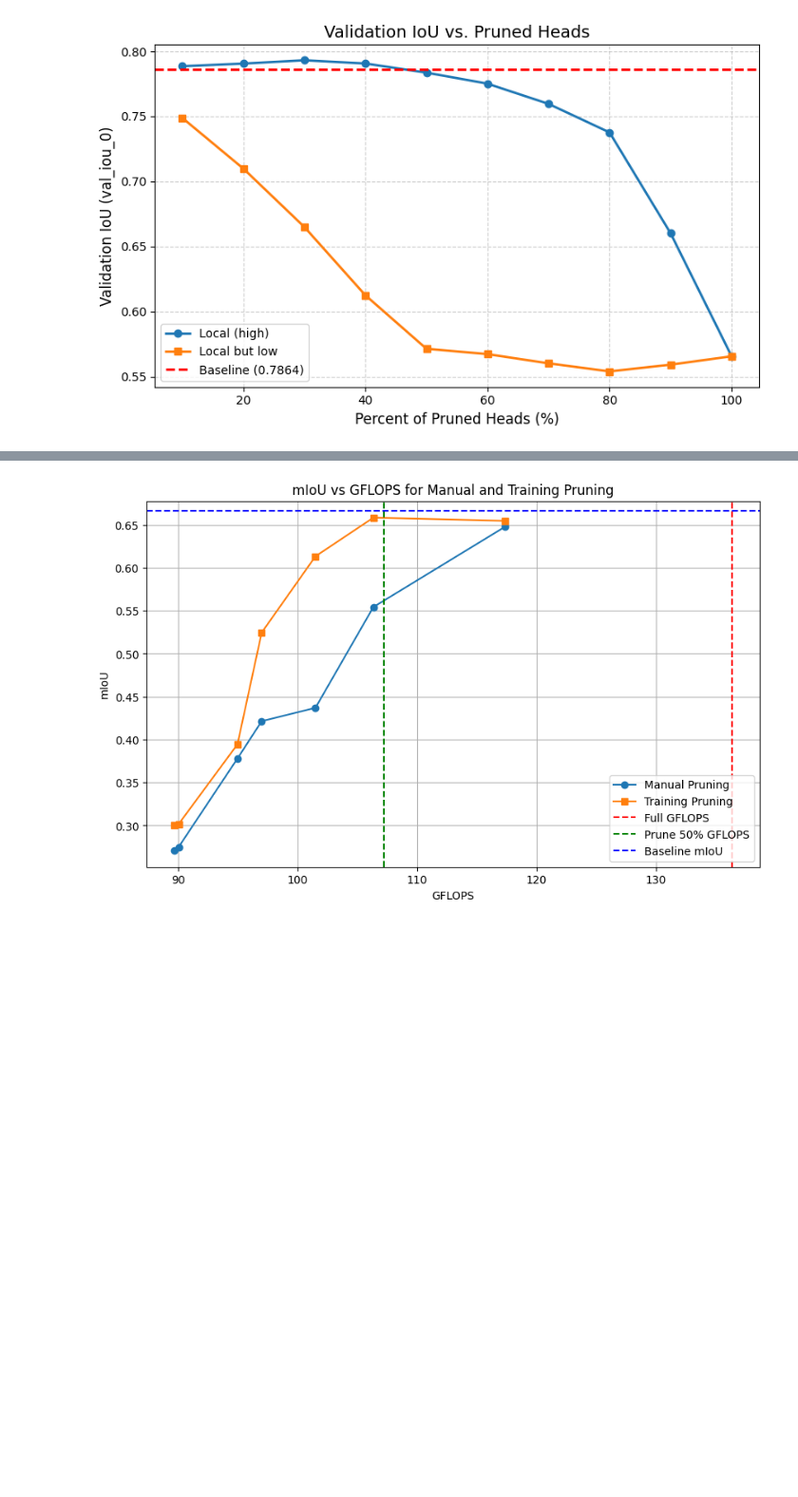
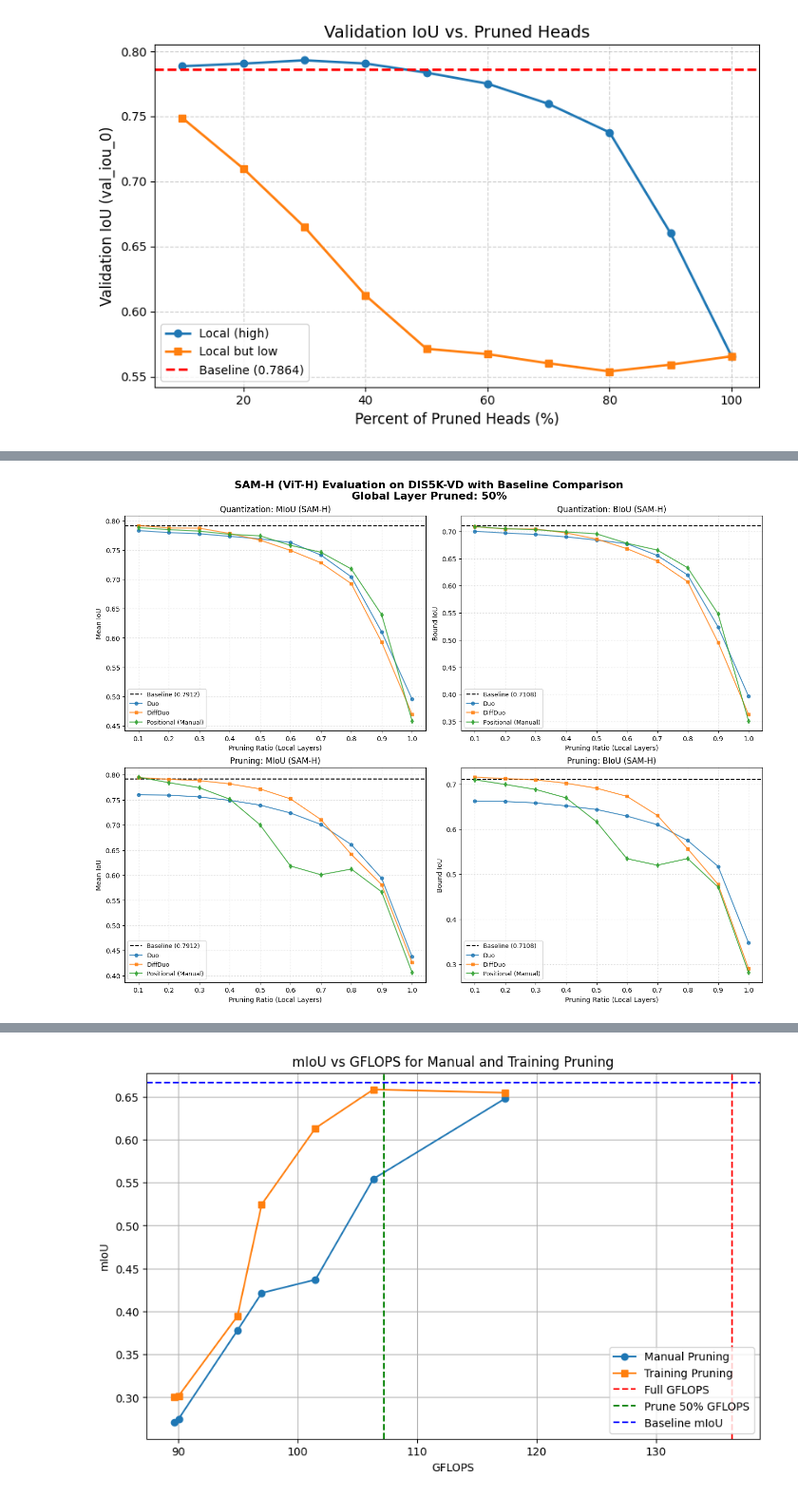
Before and after one commit to hchautran/SAM_Quantization, a Jupyter notebook: notebooks/plot.ipynb, the cells around one changed output, grey strips where cells are left out. Shown at 95% size. Drawn from its saved outputs; the diff is of its cells as text; code cells hidden in the pictures; blank space fills up the shorter version.

```diff
--- a/notebooks/plot.ipynb
+++ b/notebooks/plot.ipynb
@@ -47,0 +114,68 @@ plt.show()
+# %%
+import matplotlib.pyplot as plt
+
+# 1. Prepare the Data for SAM-H (ViT-H)
+x_axis = [0.1, 0.2, 0.3, 0.4, 0.5, 0.6, 0.7, 0.8, 0.9, 1.0]
+
+# Baselines for SAM-H
+BASELINE_MIOU_H = 0.7912
+BASELINE_BIOU_H = 0.7108
+
+data_h = {
+    # Avg IoU (MIoU) - Quantization Group
+    'miou_duo_quant': [0.7832, 0.7798, 0.7778, 0.7735, 0.7691, 0.7630, 0.7415, 0.7043, 0.6103, 0.4955],
+    'miou_diffduo_quant': [0.7919, 0.7877, 0.7874, 0.7783, 0.7670, 0.7494, 0.7283, 0.6927, 0.5929, 0.4695],
+    'miou_pos_quant': [0.7883, 0.7848, 0.7823, 0.7768, 0.7743, 0.7581, 0.7463, 0.7178, 0.6397, 0.4584],
+
+    # Avg IoU (MIoU) - Pruning Group
+    'miou_duo_prune': [0.7602, 0.7595, 0.7559, 0.7492, 0.7396, 0.7239, 0.7011, 0.6610, 0.5939, 0.4375],
+    'miou_diffduo_prune': [0.7942, 0.7911, 0.7884, 0.7820, 0.7718, 0.7521, 0.7108, 0.6415, 0.5811, 0.4262],
+    'miou_pos_prune': [0.7953, 0.7844, 0.7743, 0.7515, 0.7004, 0.6183, 0.6009, 0.6122, 0.5668, 0.4061],
+
+    # Bound IoU (BIoU) - Quantization Group
+    'biou_duo_quant': [0.7002, 0.6969, 0.6943, 0.6899, 0.6841, 0.6774, 0.6557, 0.6197, 0.5240, 0.3966],
+    'biou_diffduo_quant': [0.7085, 0.7046, 0.7044, 0.6972, 0.6859, 0.6682, 0.6453, 0.6073, 0.4956, 0.3630],
+    'biou_pos_quant': [0.7087, 0.7049, 0.7031, 0.6990, 0.6955, 0.6781, 0.6656, 0.6330, 0.5480, 0.3511],
+
+    # Bound IoU (BIoU) - Pruning Group
+    'biou_duo_prune': [0.6621, 0.6615, 0.6583, 0.6517, 0.6437, 0.6291, 0.6100, 0.5749, 0.5172, 0.3476],
+    'biou_diffduo_prune': [0.7156, 0.7123, 0.7096, 0.7022, 0.6910, 0.6730, 0.6306, 0.5564, 0.4773, 0.2903],
+    'biou_pos_prune': [0.7098, 0.6994, 0.6882, 0.6696, 0.6165, 0.5345, 0.5199, 0.5347, 0.4712, 0.2814]
+}
+
+# 2. Setup Plotting
+fig, axes = plt.subplots(2, 2, figsize=(14, 11), constrained_layout=True)
+fig.suptitle('SAM-H (ViT-H) Evaluation on DIS5K-VD with Baseline Comparison\nGlobal Layer Pruned: 50%',
+             fontsize=16, fontweight='bold')
+
+def plot_metric_h(ax, trio_keys, title, ylabel, baseline_val):
+    # Add Baseline
+    ax.axhline(y=baseline_val, color='black', linestyle='--', linewidth=1.5, label=f'Baseline ({baseline_val})')
+
+    methods = [('Duo', trio_keys[0], 'o-'),
+               ('DiffDuo', trio_keys[1], 's-'),
+               ('Positional (Manual)', trio_keys[2], 'd-')]
+
+    for name, key, style in methods:
+        ax.plot(x_axis, data_h[key], style, label=name, markersize=5, alpha=0.8)
+
+    ax.set_title(title, fontsize=12)
+    ax.set_xlabel('Pruning Ratio (Local Layers)')
+    ax.set_ylabel(ylabel)
+    ax.set_xticks(x_axis)
+    ax.grid(True, linestyle=':', alpha=0.6)
+    ax.legend(fontsize=9)
+
+# 3. Generate the 4 Subplots for SAM-H
+plot_metric_h(axes[0, 0], ['miou_duo_quant', 'miou_diffduo_quant', 'miou_pos_quant'],
+              'Quantization: MIoU (SAM-H)', 'Mean IoU', BASELINE_MIOU_H)
+plot_metric_h(axes[0, 1], ['biou_duo_quant', 'biou_diffduo_quant', 'biou_pos_quant'],
+              'Quantization: BIoU (SAM-H)', 'Bound IoU', BASELINE_BIOU_H)
+plot_metric_h(axes[1, 0], ['miou_duo_prune', 'miou_diffduo_prune', 'miou_pos_prune'],
+              'Pruning: MIoU (SAM-H)', 'Mean IoU', BASELINE_MIOU_H)
+plot_metric_h(axes[1, 1], ['biou_duo_prune', 'biou_diffduo_prune', 'biou_pos_prune'],
+              'Pruning: BIoU (SAM-H)', 'Bound IoU', BASELINE_BIOU_H)
+
+plt.show()
+# %% [output]
+[figure, added]
```
Also changed, not shown: parts of 7 cells of this notebook, 11 other files.
